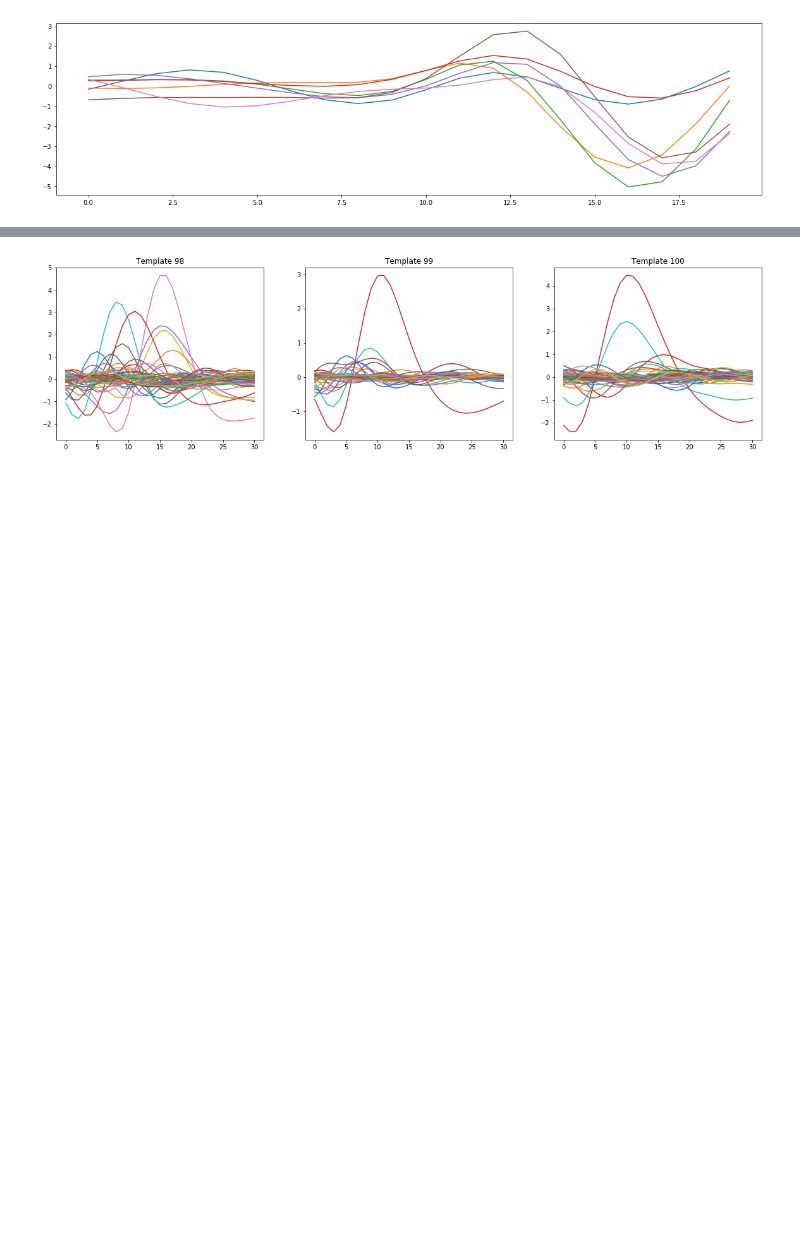
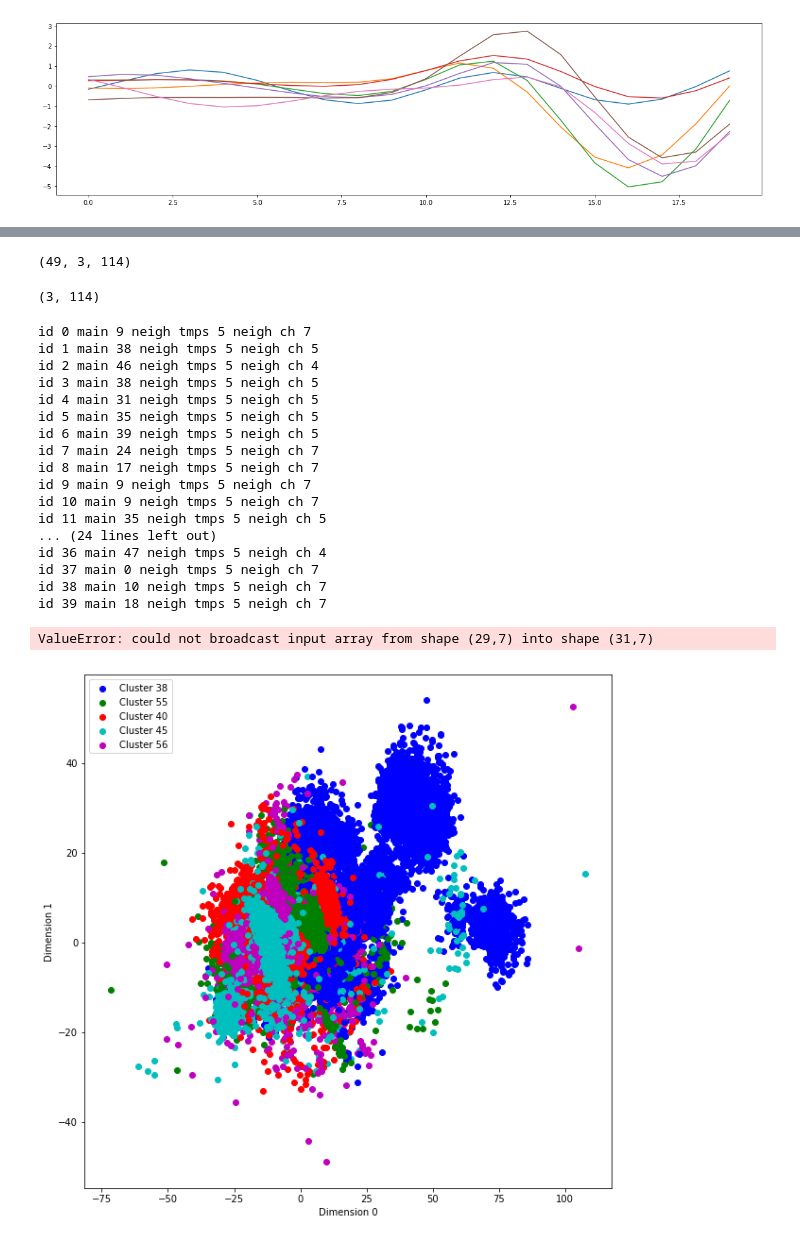
Before and after one commit to edublancas/neural-clustering, a Jupyter notebook: notebooks/lda_plots.ipynb, the cells around one changed output, grey strips where cells are left out. Drawn from its saved outputs; the diff is of its cells as text; code cells hidden in the pictures; blank space fills up the shorter version.

```diff
--- a/notebooks/lda_plots.ipynb
+++ b/notebooks/lda_plots.ipynb
@@ -316,0 +355,3 @@ len(cluster_ids)
+# %%
+wf, score = get_waveforms_and_scores_for_template(1)
+wf.shape, score.shape
@@ -341,45 +395,43 @@ plt.show()
-# %%
-plt.rcParams['figure.figsize'] = (20, 5)
-f, axs = plt.subplots(1, 3)
-
-for cluster_id, ax in zip((98, 99, 100), axs):
-    ax.plot(mp.templates[:, :, cluster_id].T)
-    ax.set_title('Template {}'.format(cluster_id))
-
-plt.legend()
-plt.savefig('wf2.pdf')
-plt.show()
-# %% [output]
-[figure, removed]
+# %%
+templates_in_feature.shape
+# %% [output]
+(49, 3, 114)
+# %%
+templates_in_feature[0].shape
+# %% [output]
+(3, 114)
 # %%
 def plot_cluster(rec, proj, spt_clean, id_clean, templates, cluster_id,
                  n_cluster_plot, neighbor, plot_length, plot_width, cols, plot_name1, plot_name2, plot_wf, plot_score):
 
     # get parameters
-    R, nfeat = proj.shape§
+    R, nfeat = proj.shape
     spike_size = int((R-1)/2)
     nchannel, R, n_templates = templates.shape
 
-    print('templates raw', templates.shape)
+#     print('templates raw', templates.shape)
 
     # dimension reduction of templates
     templates_in_feature = templates_in_feature_space(templates,proj)
 
-    print('templates in ft', templates_in_feature.shape)
+#     print('templates in ft', templates_in_feature.shape)
 
 
     # choose neighboring templates
     k_idx = close_templates(templates_in_feature, cluster_id, n_cluster_plot)
 
-    print('cluster id', cluster_id, 'similar clusters', k_idx)
+#     print('cluster id', cluster_id, 'similar clusters', k_idx)
 
     # find main channel and neighboring channels
     t_interest = templates[:,:,cluster_id]
 
-    print('t interest', t_interest.shape)
+#     print('t interest', t_interest.shape)
 
     c_main = np.argmax(np.max(t_interest,axis=1))
     ch_idx = np.where(neighbor[c_main])[0]
+
+
+    print('id', cluster_id, 'main', c_main, 'neigh tmps', len(k_idx), 'neigh ch', len(ch_idx))
 
     # get waveforms for all
     wf_all = list()
@@ -391,7 +443,7 @@ def plot_cluster(rec, proj, spt_clean, id_clean, templates, cluster_id,
 
         # get the number of waveforms used to build that template
         nn = spt_k.shape[0]
-        print('nn', nn)
+#         print('nn', nn)
 
         # look for those waveforms
         wf = np.zeros((nn, R, ch_idx.shape[0]))
@@ -432,12 +484,12 @@ def plot_cluster(rec, proj, spt_clean, id_clean, templates, cluster_id,
 
 
     if plot_score:
-        print('templates...', ch_idx)
-        print(templates_in_feature[ch_idx][:,:,k_idx].shape)
+#         print('templates...', ch_idx)
+#         print(templates_in_feature[ch_idx][:,:,k_idx].shape)
         tt = np.transpose(templates_in_feature[ch_idx][:,:,k_idx],(2,1,0))
-        print(tt.shape)
+#         print(tt.shape)
         tt = np.reshape(tt,[tt.shape[0],-1])
-        print(tt.shape)
+#         print(tt.shape)
 
         pca = PCA(n_components=2)
         pca.fit(tt)
@@ -448,12 +500,12 @@ def plot_cluster(rec, proj, spt_clean, id_clean, templates, cluster_id,
         fig = plt.gcf()
         fig.set_size_inches(10, 10)
         for k in range(k_idx.shape[0]):
-            print('scores for', k, k_idx[k])
+#             print('scores for', k, k_idx[k])
             score_temp = np.reshape(score_all[k],(score_all[k].shape[0],-1))
-            print(score_temp.shape)
+#             print(score_temp.shape)
             score_temp = pca.transform(score_temp)
 #             score_temp = lda.transform(score_temp)
-            print(score_temp.shape)
+#             print(score_temp.shape)
             plt.scatter(score_temp[:,0],score_temp[:,1],color=cols[k])
 
         legend_name = [None]*k_idx.shape[0]
@@ -464,5 +516,30 @@ def plot_cluster(rec, proj, spt_clean, id_clean, templates, cluster_id,
         plt.xlabel('Dimension 0')
         plt.ylabel('Dimension 1')
         plt.savefig(plot_name2)
-        plt.show()
+#         plt.show()
+# %%
+for i in range(110):
+    cluster_id=i
+    plot_cluster(rec, proj, spt_clean, id_clean, templates, cluster_id,
+             n_cluster_plot, neighbor, plot_length, plot_width, cols, plot_name1, plot_name2, plot_wf, plot_score)
+# %% [output]
+id 0 main 9 neigh tmps 5 neigh ch 7
+id 1 main 38 neigh tmps 5 neigh ch 5
+id 2 main 46 neigh tmps 5 neigh ch 4
+id 3 main 38 neigh tmps 5 neigh ch 5
+id 4 main 31 neigh tmps 5 neigh ch 5
+id 5 main 35 neigh tmps 5 neigh ch 5
+id 6 main 39 neigh tmps 5 neigh ch 5
+id 7 main 24 neigh tmps 5 neigh ch 7
+id 8 main 17 neigh tmps 5 neigh ch 7
+id 9 main 9 neigh tmps 5 neigh ch 7
+id 10 main 9 neigh tmps 5 neigh ch 7
+id 11 main 35 neigh tmps 5 neigh ch 5
+... (24 lines left out)
+id 36 main 47 neigh tmps 5 neigh ch 4
+id 37 main 0 neigh tmps 5 neigh ch 7
+id 38 main 10 neigh tmps 5 neigh ch 7
+id 39 main 18 neigh tmps 5 neigh ch 7
+ValueError: could not broadcast input array from shape (29,7) into shape (31,7)
+[figure, added]
 # %%
```
Also changed, not shown: parts of 27 cells of this notebook.
